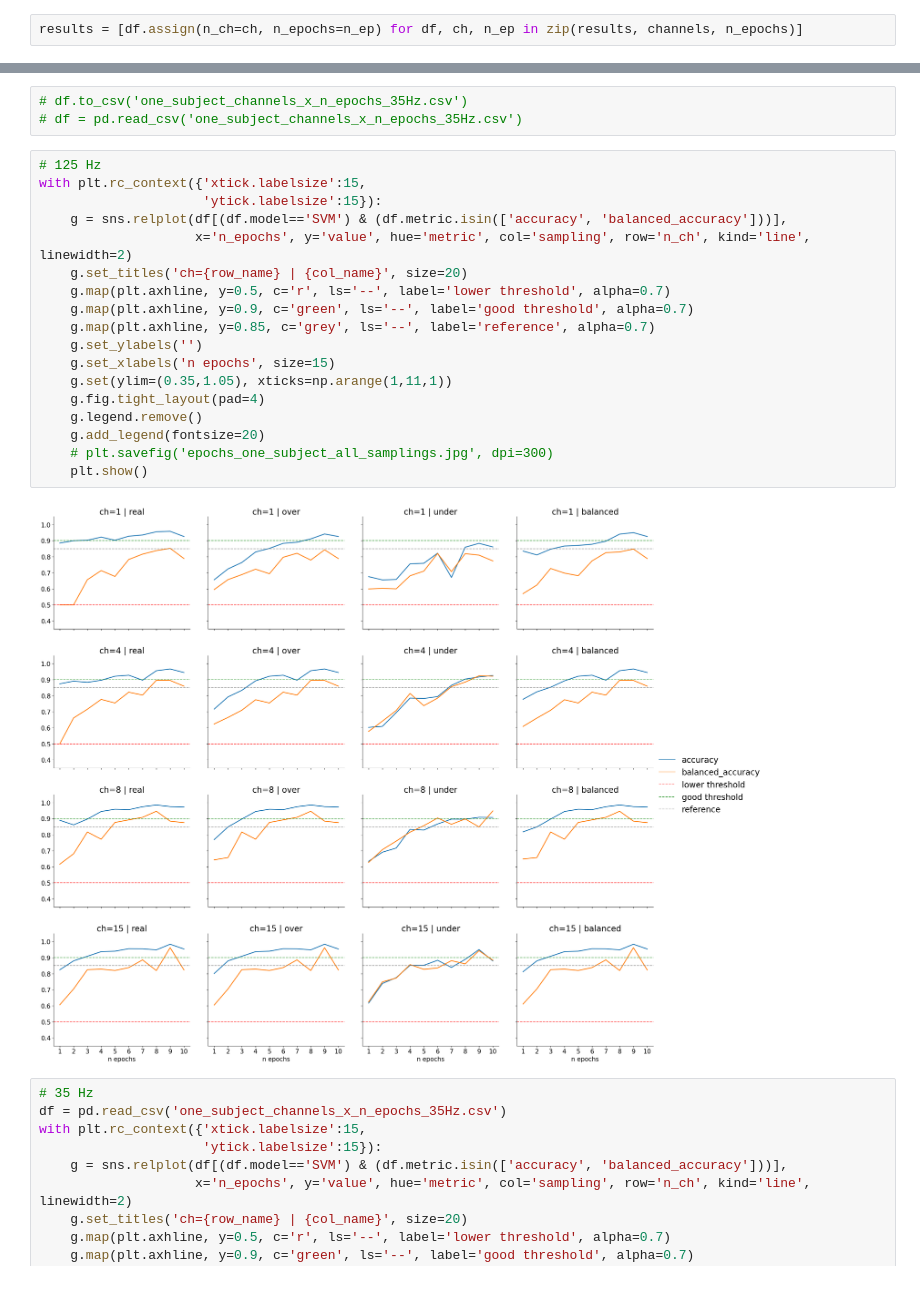
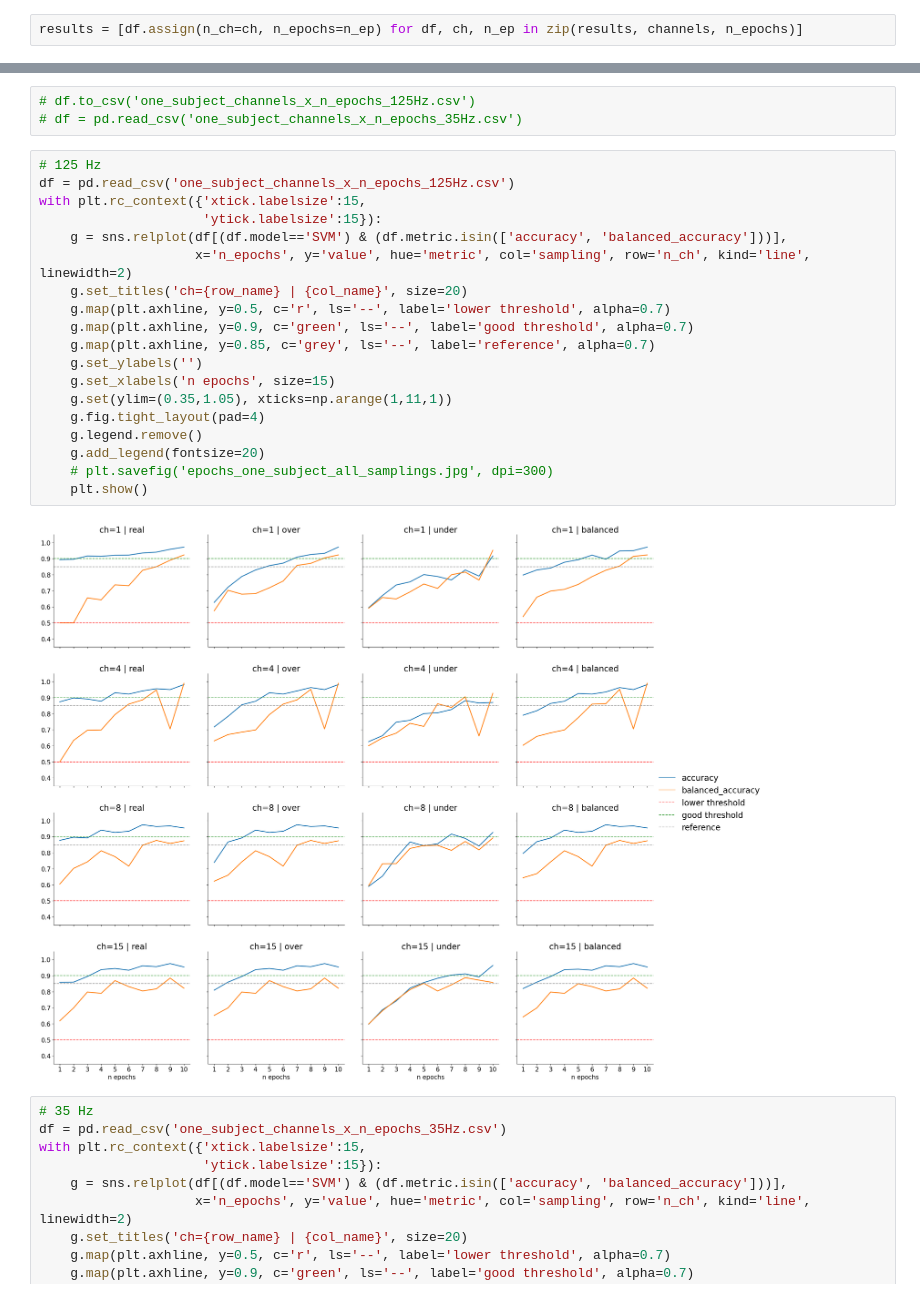
Before and after one commit to Tim-Ponomaryov/BCI_classifier, a Jupyter notebook: finding_errors.ipynb, the cells around one changed output, grey strips where cells are left out. Drawn from its saved outputs; the diff is of its cells as text.

```diff
--- a/finding_errors.ipynb
+++ b/finding_errors.ipynb
@@ -626,26 +626,27 @@ df.head()
 # %%
-# df.to_csv('one_subject_channels_x_n_epochs_35Hz.csv')
+# df.to_csv('one_subject_channels_x_n_epochs_125Hz.csv')
 # df = pd.read_csv('one_subject_channels_x_n_epochs_35Hz.csv')
 # %%
 # 125 Hz
+df = pd.read_csv('one_subject_channels_x_n_epochs_125Hz.csv')
 with plt.rc_context({'xtick.labelsize':15,
                      'ytick.labelsize':15}):
     g = sns.relplot(df[(df.model=='SVM') & (df.metric.isin(['accuracy', 'balanced_accuracy']))],
                     x='n_epochs', y='value', hue='metric', col='sampling', row='n_ch', kind='line', linewidth=2)
     g.set_titles('ch={row_name} | {col_name}', size=20)
     g.map(plt.axhline, y=0.5, c='r', ls='--', label='lower threshold', alpha=0.7)
     g.map(plt.axhline, y=0.9, c='green', ls='--', label='good threshold', alpha=0.7)
     g.map(plt.axhline, y=0.85, c='grey', ls='--', label='reference', alpha=0.7)
     g.set_ylabels('')
     g.set_xlabels('n epochs', size=15)
     g.set(ylim=(0.35,1.05), xticks=np.arange(1,11,1))
     g.fig.tight_layout(pad=4)
     g.legend.remove()
     g.add_legend(fontsize=20)
     # plt.savefig('epochs_one_subject_all_samplings.jpg', dpi=300)
     plt.show()
 # %% [output]
-[figure, old version]
+[figure, new version]
 # %%
 # 35 Hz
 df = pd.read_csv('one_subject_channels_x_n_epochs_35Hz.csv')
```
Also changed, not shown: parts of 17 cells of this notebook.
